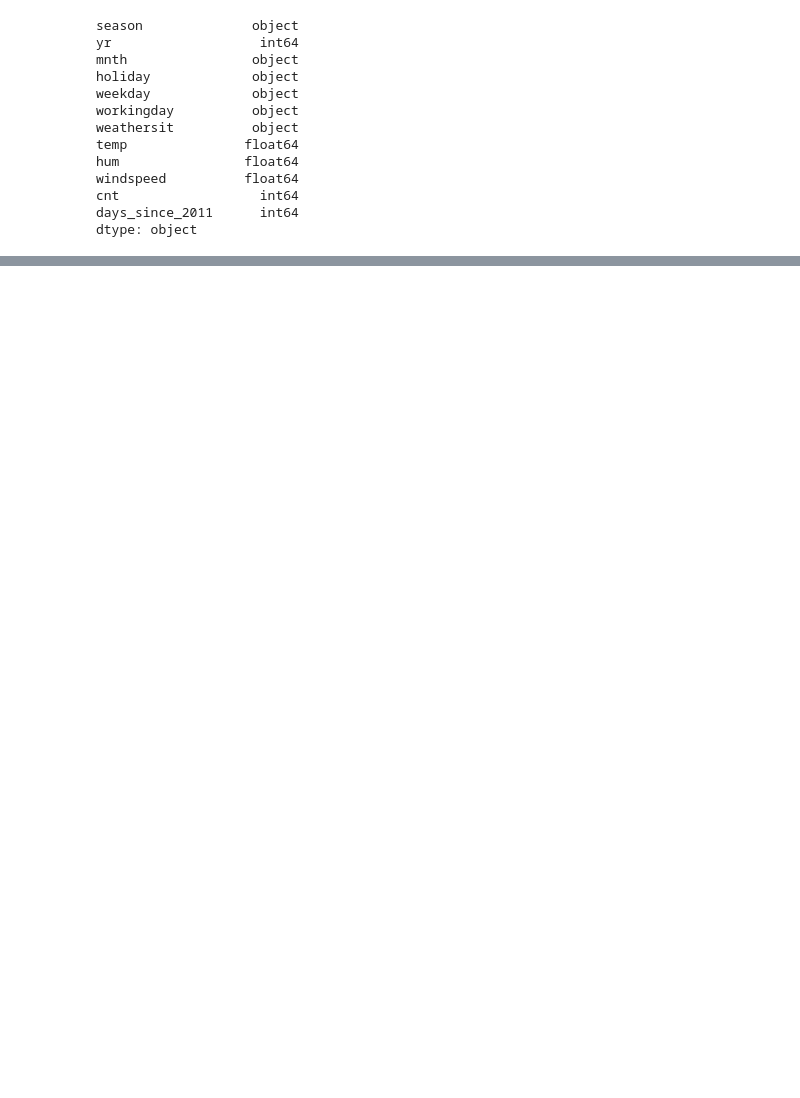
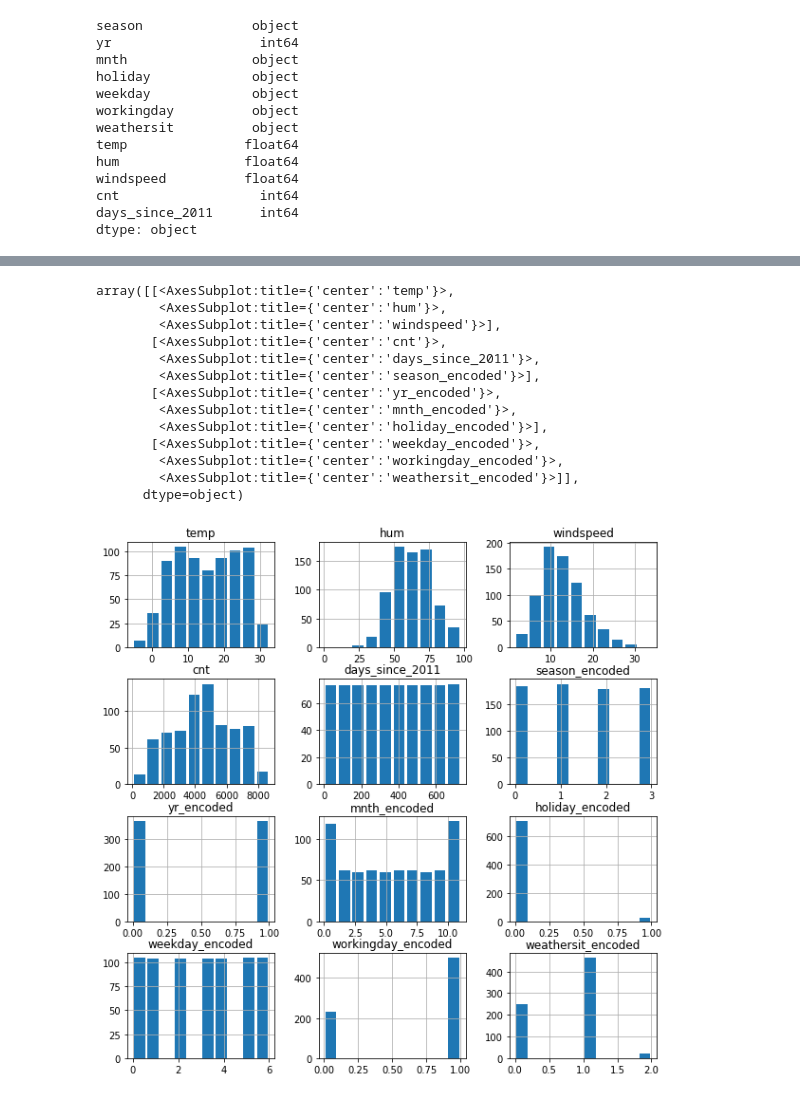
Before and after one commit to yuchen0908/explainable_ml, a Jupyter notebook: s4.1_bike_rental.ipynb, the cells around one changed output, grey strips where cells are left out. Cells and saved outputs as stored; diff of their text form; code cells hidden in the pictures; blank space fills up the shorter version.

```diff
--- a/s4.1_bike_rental.ipynb
+++ b/s4.1_bike_rental.ipynb
@@ -104,0 +141,18 @@ plt.show()
+# %%
+# ref: https://matplotlib.org/3.5.0/api/_as_gen/matplotlib.pyplot.hist.html
+bike_df[cols_df.loc[cols_df.input.isin(['num','resp']),'cols'].to_list()].hist(figsize=(10,10), rwidth=0.8)
+# %% [output]
+array([[<AxesSubplot:title={'center':'temp'}>,
+        <AxesSubplot:title={'center':'hum'}>,
+        <AxesSubplot:title={'center':'windspeed'}>],
+       [<AxesSubplot:title={'center':'cnt'}>,
+        <AxesSubplot:title={'center':'days_since_2011'}>,
+        <AxesSubplot:title={'center':'season_encoded'}>],
+       [<AxesSubplot:title={'center':'yr_encoded'}>,
+        <AxesSubplot:title={'center':'mnth_encoded'}>,
+        <AxesSubplot:title={'center':'holiday_encoded'}>],
+       [<AxesSubplot:title={'center':'weekday_encoded'}>,
+        <AxesSubplot:title={'center':'workingday_encoded'}>,
+        <AxesSubplot:title={'center':'weathersit_encoded'}>]],
+      dtype=object)
+[figure, added]
```
Also changed, not shown: parts of 17 cells of this notebook.
